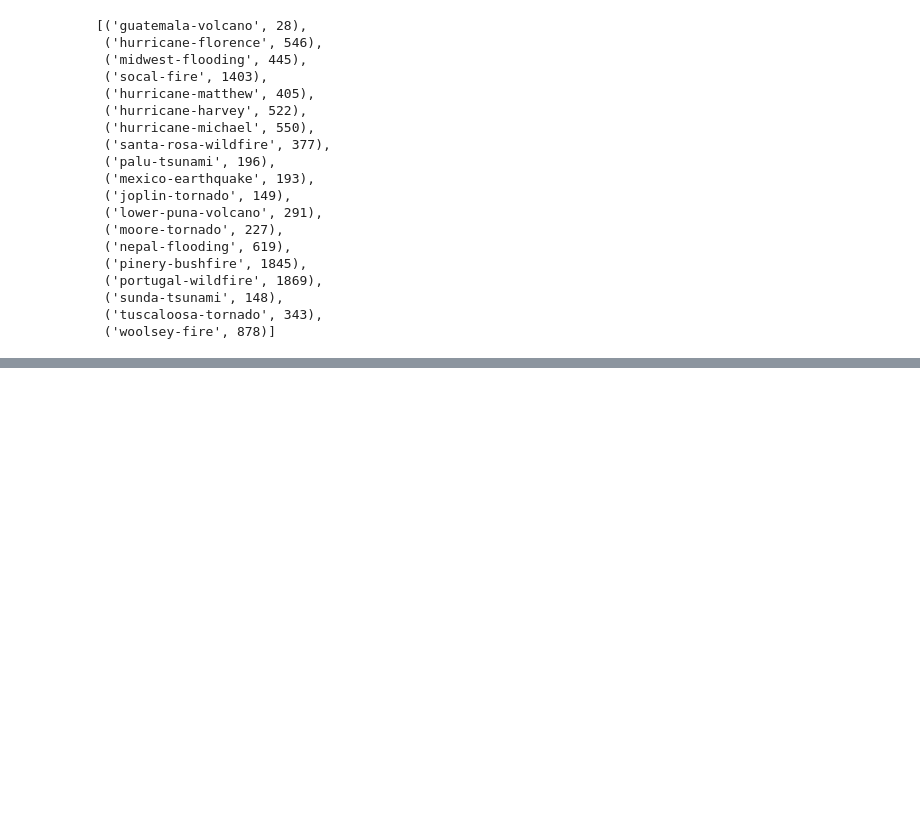
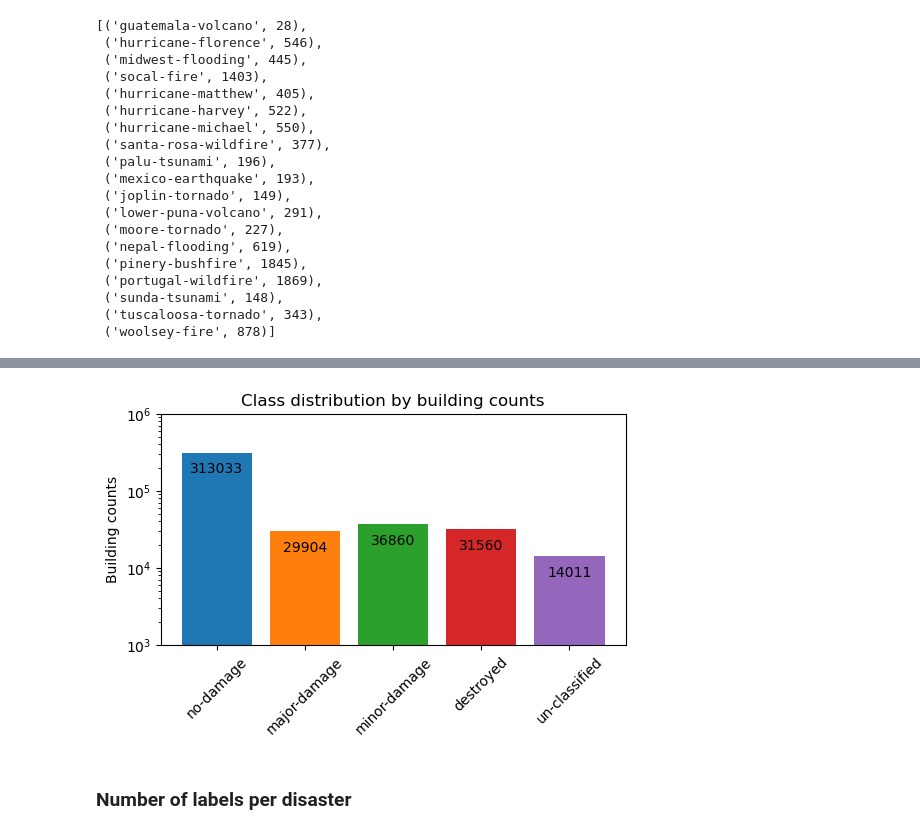
Before and after one commit to MrtC101/Thesis_DL_for_BDA, a Jupyter notebook: notebooks/1-Data_analisis.ipynb, the cells around one changed output, grey strips where cells are left out. Cells and saved outputs as stored; diff of their text form; code cells hidden in the pictures; blank space fills up the shorter version.

```diff
--- a/notebooks/1-Data_analisis.ipynb
+++ b/notebooks/1-Data_analisis.ipynb
@@ -89,0 +118,4 @@ for folder_path in path.get_folder_paths():
+# %%
+building = example_post['features']['xy'][0]
+recurrent("building", building)
+print(building['properties'])
@@ -89,0 +173,17 @@ for folder_path in path.get_folder_paths():
+# %%
+not_building = []
+labels = set()
+buildings = []
+for disaster_name, files_list in tqdm(json_files.items()):
+    for file_path in tqdm(files_list):
+        label_json = file_path.read_json()
+        for building in label_json['features']['xy']:
+
+            if building['properties']['feature_type'] != 'building':
+                not_building.append(building)
+            time_prefix = "pre" if file_path.find("pre") >= 0 else "post"
+            dmg_label = building['properties'].get('subtype','no-damage')
+            labels.add(dmg_label)
+            tile_id = FilePath(file_path).basename().split("_")[1]
+            buildings.append([disaster_name, tile_id, time_prefix, dmg_label, building['wkt']])
+building_df = pd.DataFrame(buildings, columns=["dis_id", "tile_id", "time_prefix", "labels", "wkt"])
@@ -89,0 +308,2 @@ for folder_path in path.get_folder_paths():
+# %%
+dmg_df = building_df[building_df["time_prefix"]=="post"]
@@ -89,0 +312,3 @@ for folder_path in path.get_folder_paths():
+# %%
+total_labels = dmg_df.value_counts(["labels"])
+total_labels
@@ -89,0 +323,20 @@ for folder_path in path.get_folder_paths():
+# %%
+from matplotlib import axes
+width = 0.8  # the width of the bars
+ax : axes.Axes
+fig, ax  = plt.subplots(1, 1, figsize=(6, 3), dpi=100)
+for i, label in enumerate(labels):
+    y = total_labels[label]
+    bar = ax.bar(label, y, width,)
+    ax.text( label, round(y-(y/2)),
+            f'{y:.0f}', ha='center', va='bottom')
+ax.set_yscale('log')
+ax.set_ylim(10**3, 10**6)
+ax.set_ylabel('Building counts')
+ax.set_title('Class distribution by building counts')
+ax.set_xticks(list(range(len(labels))), labels)
+_ = ax.set_xticklabels(labels, rotation=45)
+# %% [output]
+[figure, added]
+# %% [markdown]
+### Number of labels per disaster
```
Also changed, not shown: parts of 67 cells of this notebook, 5 other files.
